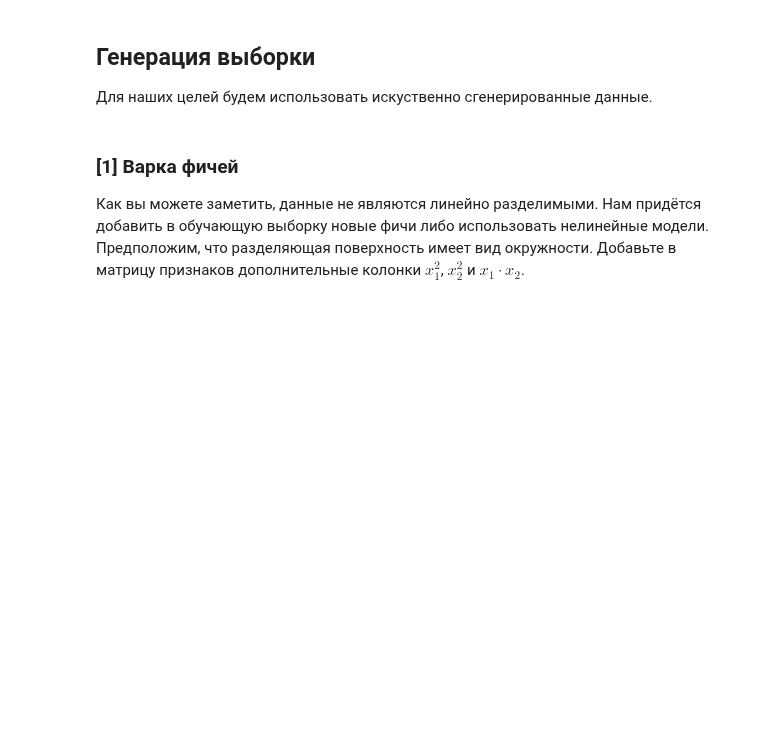
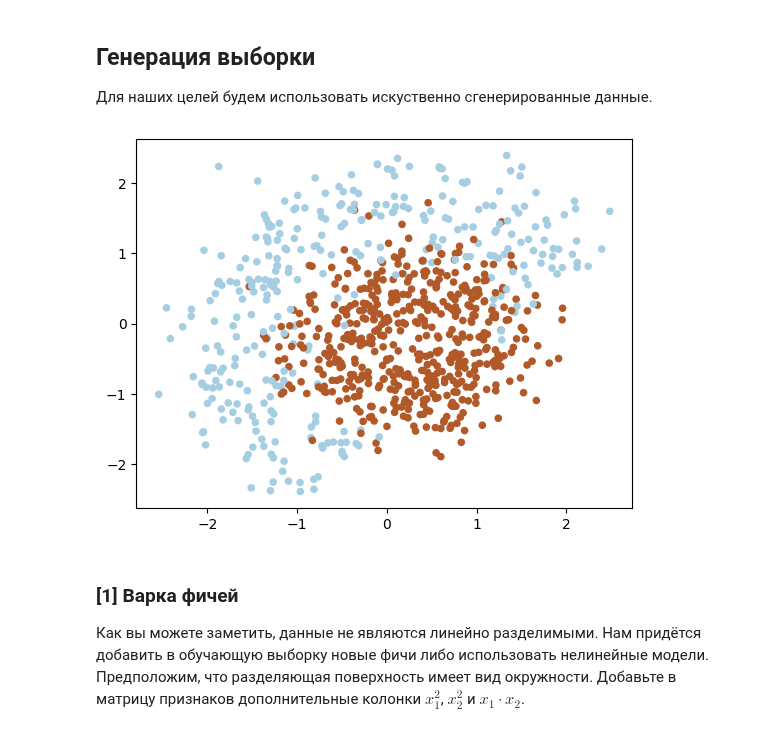
Before and after one commit to mikhailmartin/RiskModellingResearch-DeepLearning, a Jupyter notebook: Week2/HomeWork2_gradient.ipynb, the cells around one changed output. Drawn from its saved outputs; the diff is of its cells as text; code cells hidden in the pictures; blank space fills up the shorter version.

```diff
--- a/Week2/HomeWork2_gradient.ipynb
+++ b/Week2/HomeWork2_gradient.ipynb
@@ -11,18 +11,18 @@ import matplotlib.pyplot as plt
 
 Для наших целей будем использовать искуственно сгенерированные данные.
 # %%
-from sklearn import datasets, preprocessing
-
 # keep random_state=42 for deterministic results
-(X, y) = datasets.make_circles(n_samples=1024, shuffle=True, noise=0.2, factor=0.4, random_state=42)
+X, y = datasets.make_circles(n_samples=1024, shuffle=True, noise=0.2, factor=0.4, random_state=42)
 ind = np.logical_or(y == 1, X[:, 1] > X[:, 0] - 0.5)
 X = X[ind, :]
 m = np.array([[1, 1], [-2, 1]])
 X = preprocessing.scale(X)
 y = y[ind]
 
 plt.scatter(X[:, 0], X[:, 1], c=y, cmap=plt.cm.Paired, s=20)
 plt.show()
+# %% [output]
+[figure, added]
 # %% [markdown]
 ### [1] Варка фичей
 
```
Also changed, not shown: parts of 9 cells of this notebook, 1 other file.
